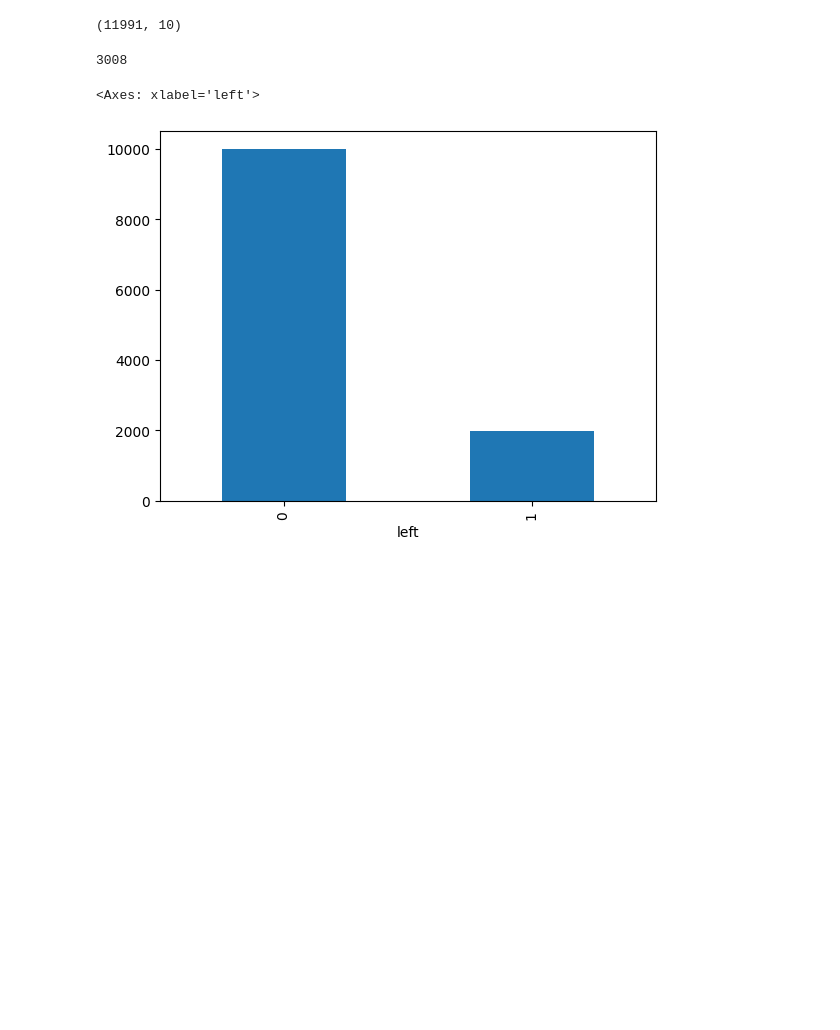
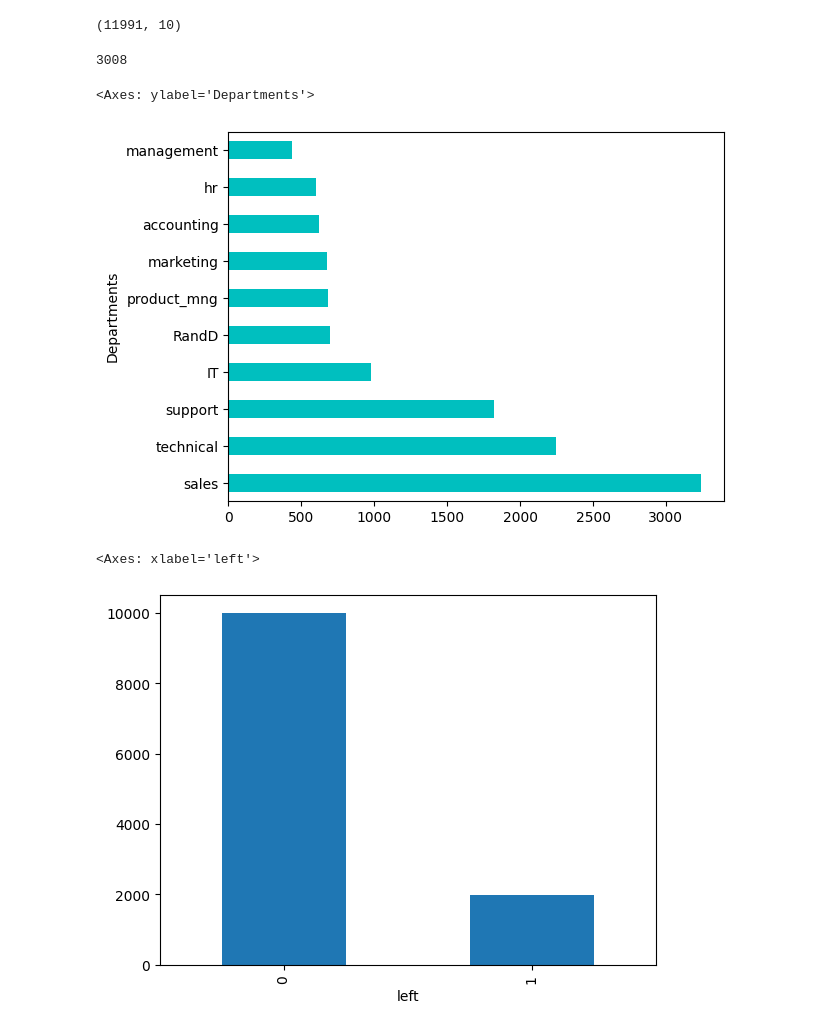
Before and after one commit to layashreeadepu/Workforce-Retention-Forecast, a Jupyter notebook: Workforce_Retention_Forecast.ipynb, the cells around one changed output. Drawn from its saved outputs; the diff is of its cells as text; code cells hidden in the pictures; blank space fills up the shorter version.

```diff
--- a/Workforce_Retention_Forecast.ipynb
+++ b/Workforce_Retention_Forecast.ipynb
@@ -119,6 +119,11 @@ data.shape
 14999-11991
 # %% [output]
 3008
+# %%
+data['Departments'].value_counts().plot(kind='barh',color='c')
+# %% [output]
+<Axes: ylabel='Departments'>
+[figure, added]
 # %%
 data['left'].value_counts().plot(kind='bar')
 # %% [output]
```
Also changed, not shown: parts of 4 cells of this notebook.
